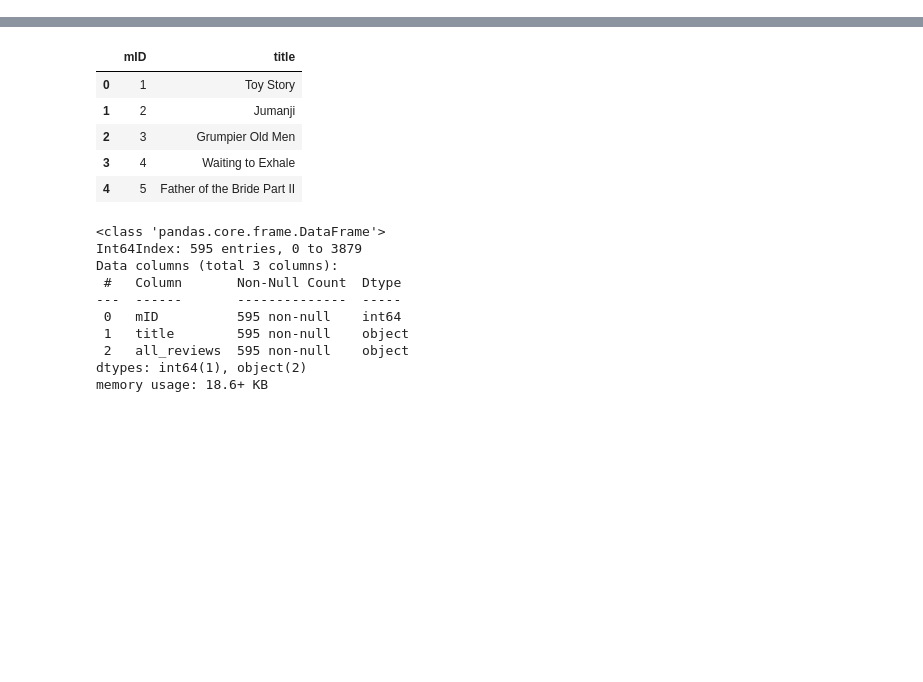
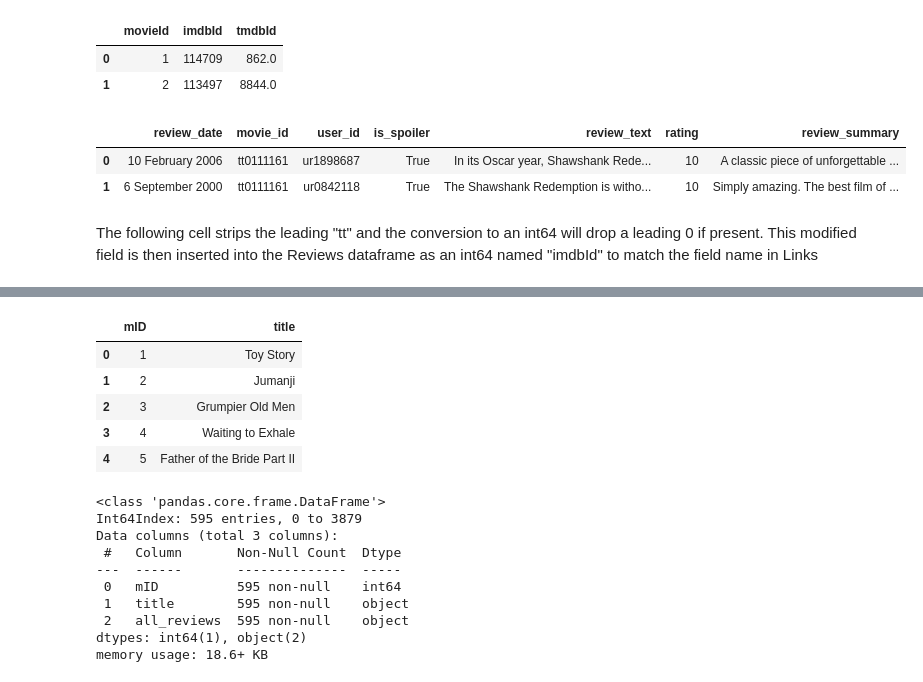
Before and after one commit to clayv/DTSA-5510_Final_Project, a Jupyter notebook: MovieReviewBasedRecommender.ipynb, the cells around one changed output, grey strips where cells are left out. Cells and saved outputs as stored; diff of their text form; code cells hidden in the pictures; blank space fills up the shorter version.

```diff
--- a/MovieReviewBasedRecommender.ipynb
+++ b/MovieReviewBasedRecommender.ipynb
@@ -12,7 +34,6 @@ randomState = 42
 # %%
-dfReviews = pd.read_json("./data/IMDB_reviews.json", orient = "records", lines = True)
+dfReviews = pd.read_json("./data/IMDB_reviews.json.zip", orient = "records", lines = True, compression="zip")
 dfLinks = pd.read_csv("./data/links.csv")
 dfMovies = pd.read_csv("./data/movies.csv")
-dfUsers = pd.read_csv("./data/users.csv")
 dfTrain = pd.read_csv("./data/train.csv")
 dfTest = pd.read_csv("./data/test.csv")
@@ -50,3 +75,17 @@ memory usage: 236.1+ KB
+# %%
+dfLinks.head(2)
+# %% [output]
+|  | movieId | imdbId | tmdbId |
+| 0 | 1 | 114709 | 862.0 |
+| 1 | 2 | 113497 | 8844.0 |
+# %%
+dfReviews.head(2)
+# %% [output]
+|  | review_date | movie_id | user_id | is_spoiler | review_text | rating | review_summary |
+| 0 | 10 February 2006 | tt0111161 | ur1898687 | True | In its Oscar year, Shawshank Rede... | 10 | A classic piece of unforgettable ... |
+| 1 | 6 September 2000 | tt0111161 | ur0842118 | True | The Shawshank Redemption is witho... | 10 | Simply amazing. The best film of ... |
+# %% [markdown]
+The following cell strips the leading "tt" and the conversion to an int64 will drop a leading 0 if present.  This modified field is then inserted into the Reviews dataframe as an int64 named "imdbId" to match the field name in Links
 # %%
 # Add imdbId column to dfReviews
 dfReviews.insert(1, "imdbId", np.int64(dfReviews.movie_id.str.strip('tt')), True)
```
Also changed, not shown: parts of 18 cells of this notebook.
